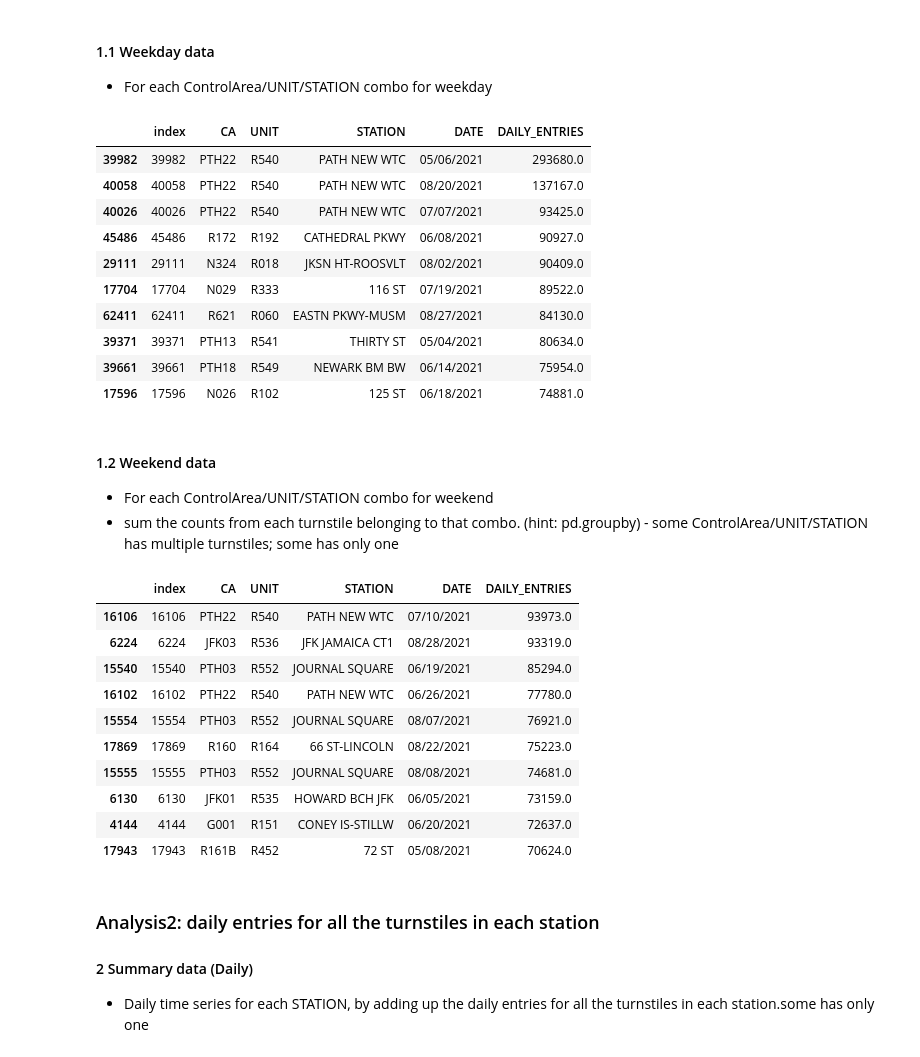
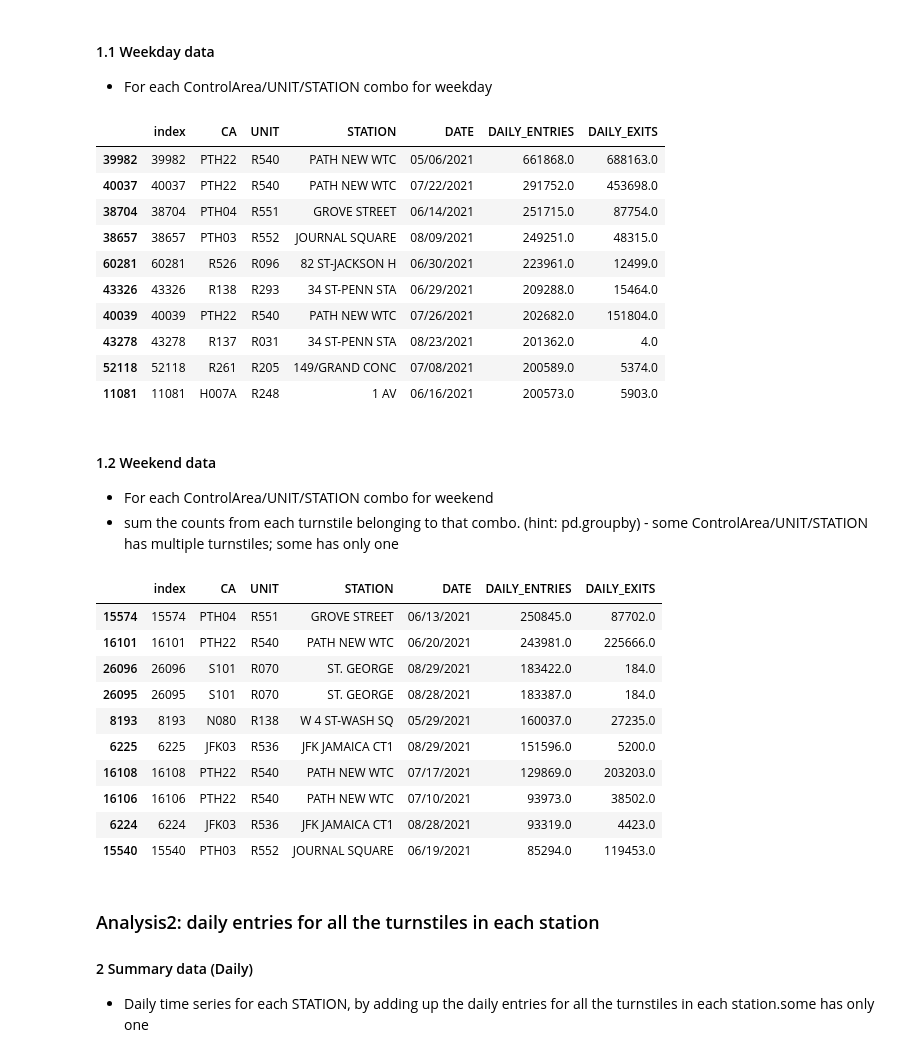
Before and after one commit to CodeHana/DA_Project, a Jupyter notebook: DA_Project/My_MTA_Project-Copy1.ipynb, the cells around one changed output. Saved outputs shown, nothing was run; the diff lists cells and outputs as text; code cells hidden in the pictures.

```diff
--- a/DA_Project/My_MTA_Project-Copy1.ipynb
+++ b/DA_Project/My_MTA_Project-Copy1.ipynb
@@ -476,6 +583,6 @@ mta_dfs_daily_entries
 # %%
-mta_dfs_daily_entries[["PREV_DATE", "PREV_ENTRIES"]] = (mta_dfs_daily_entries
-                                                       .groupby(["CA", "UNIT", "SCP", "STATION"])[["DATE", "ENTRIES"]]
+mta_dfs_daily_entries[["PREV_DATE", "PREV_ENTRIES","PREV_EXITS"]] = (mta_dfs_daily_entries
+                                                       .groupby(["CA", "UNIT", "SCP", "STATION"])[["DATE", "ENTRIES","EXITS"]]
                                                        .shift(1))
 # %%
 mta_dfs_daily_entries
@@ -692,6 +814,21 @@ def get_daily_counts(row, max_counter):
         return 0
 
     return counter
+# %%
+def get_daily_exits_counts(row, max_counter):
+    counter = row.EXITS - row.PREV_EXITS
+    if counter < 0: # reverse counting
+        counter = -counter
+    if counter > max_counter:
+        # try to take the min first
+        print(f'entries: {row.EXITS} <-- {row.PREV_EXITS}')
+        counter = min(row.EXITS, row.PREV_EXITS)
+
+    if counter > max_counter:
+        # if still too big , reset to 0
+        return 0
+
+    return counter
 # %%
 # test1: max_counter=1000000  maxium number of entry into turnstile in a day
 mta_dfs_daily_entries['DAILY_ENTRIES_TEST1'] = mta_dfs_daily_entries.apply(get_daily_counts, axis = 1, max_counter=1000000)
@@ -740,7 +877,7 @@ Name: DAILY_ENTRIES_TEST1, dtype: float64
 # %%
-# # test2: max_counter=100000, maxium number of entry into turnstile in a day within 4 hours
+# # test2: max_counter=250000, maxium number of entry into turnstile in a day within 4 hours
 
-mta_dfs_daily_entries['DAILY_ENTRIES_TEST2'] = mta_dfs_daily_entries.apply(get_daily_counts, axis = 1, max_counter=60000)
+mta_dfs_daily_entries['DAILY_ENTRIES_TEST2'] = mta_dfs_daily_entries.apply(get_daily_counts, axis = 1, max_counter=250000)
 # %% [output]
 entries: 3109 <-- 1390173.0
 entries: 160 <-- 479907.0
@@ -818,0 +1009,2 @@ mta_dfs_daily_entries.describe()
+# %%
+mta_dfs_daily_entries['DAILY_EXITS'] = mta_dfs_daily_entries.apply(get_daily_exits_counts, axis = 1, max_counter=250000)
@@ -890,39 +1101,39 @@ ca_unit_station_daily.reset_index().sort_values("DAILY_ENTRIES", ascending=False
 #### 1.1 Weekday data
 - For each ControlArea/UNIT/STATION combo for weekday
 # %%
-ca_unit_station_weekday = mta_dfs_weekday_entries.groupby(['CA','UNIT', 'STATION', 'DATE'])[['DAILY_ENTRIES']].sum().reset_index()
+ca_unit_station_weekday = mta_dfs_weekday_entries.groupby(['CA','UNIT', 'STATION', 'DATE']) [['DAILY_ENTRIES','DAILY_EXITS']].sum().reset_index()
 ca_unit_station_weekday.reset_index().sort_values("DAILY_ENTRIES", ascending=False).head(10)
 # %% [output]
-|  | index | CA | UNIT | STATION | DATE | DAILY_ENTRIES |
-| 39982 | 39982 | PTH22 | R540 | PATH NEW WTC | 05/06/2021 | 293680.0 |
-| 40058 | 40058 | PTH22 | R540 | PATH NEW WTC | 08/20/2021 | 137167.0 |
-| 40026 | 40026 | PTH22 | R540 | PATH NEW WTC | 07/07/2021 | 93425.0 |
-| 45486 | 45486 | R172 | R192 | CATHEDRAL PKWY | 06/08/2021 | 90927.0 |
-| 29111 | 29111 | N324 | R018 | JKSN HT-ROOSVLT | 08/02/2021 | 90409.0 |
-| 17704 | 17704 | N029 | R333 | 116 ST | 07/19/2021 | 89522.0 |
-| 62411 | 62411 | R621 | R060 | EASTN PKWY-MUSM | 08/27/2021 | 84130.0 |
-| 39371 | 39371 | PTH13 | R541 | THIRTY ST | 05/04/2021 | 80634.0 |
-| 39661 | 39661 | PTH18 | R549 | NEWARK BM BW | 06/14/2021 | 75954.0 |
-| 17596 | 17596 | N026 | R102 | 125 ST | 06/18/2021 | 74881.0 |
+|  | index | CA | UNIT | STATION | DATE | DAILY_ENTRIES | DAILY_EXITS |
+| 39982 | 39982 | PTH22 | R540 | PATH NEW WTC | 05/06/2021 | 661868.0 | 688163.0 |
+| 40037 | 40037 | PTH22 | R540 | PATH NEW WTC | 07/22/2021 | 291752.0 | 453698.0 |
+| 38704 | 38704 | PTH04 | R551 | GROVE STREET | 06/14/2021 | 251715.0 | 87754.0 |
+| 38657 | 38657 | PTH03 | R552 | JOURNAL SQUARE | 08/09/2021 | 249251.0 | 48315.0 |
+| 60281 | 60281 | R526 | R096 | 82 ST-JACKSON H | 06/30/2021 | 223961.0 | 12499.0 |
+| 43326 | 43326 | R138 | R293 | 34 ST-PENN STA | 06/29/2021 | 209288.0 | 15464.0 |
+| 40039 | 40039 | PTH22 | R540 | PATH NEW WTC | 07/26/2021 | 202682.0 | 151804.0 |
+| 43278 | 43278 | R137 | R031 | 34 ST-PENN STA | 08/23/2021 | 201362.0 | 4.0 |
+| 52118 | 52118 | R261 | R205 | 149/GRAND CONC | 07/08/2021 | 200589.0 | 5374.0 |
+| 11081 | 11081 | H007A | R248 | 1 AV | 06/16/2021 | 200573.0 | 5903.0 |
 # %% [markdown]
 #### 1.2 Weekend data
 - For each ControlArea/UNIT/STATION combo for weekend
 - sum the counts from each turnstile belonging to that combo. (hint: pd.groupby) - some  ControlArea/UNIT/STATION  has multiple turnstiles; some has only one
 # %%
-ca_unit_station_weekend = mta_dfs_weekend_entries.groupby(['CA','UNIT', 'STATION', 'DATE'])[['DAILY_ENTRIES']].sum().reset_index()
+ca_unit_station_weekend = mta_dfs_weekend_entries.groupby(['CA','UNIT', 'STATION', 'DATE']) [['DAILY_ENTRIES','DAILY_EXITS']].sum().reset_index()
 ca_unit_station_weekend.reset_index().sort_values("DAILY_ENTRIES", ascending=False).head(10)
 # %% [output]
-|  | index | CA | UNIT | STATION | DATE | DAILY_ENTRIES |
-| 16106 | 16106 | PTH22 | R540 | PATH NEW WTC | 07/10/2021 | 93973.0 |
-| 6224 | 6224 | JFK03 | R536 | JFK JAMAICA CT1 | 08/28/2021 | 93319.0 |
-| 15540 | 15540 | PTH03 | R552 | JOURNAL SQUARE | 06/19/2021 | 85294.0 |
-| 16102 | 16102 | PTH22 | R540 | PATH NEW WTC | 06/26/2021 | 77780.0 |
-| 15554 | 15554 | PTH03 | R552 | JOURNAL SQUARE | 08/07/2021 | 76921.0 |
-| 17869 | 17869 | R160 | R164 | 66 ST-LINCOLN | 08/22/2021 | 75223.0 |
-| 15555 | 15555 | PTH03 | R552 | JOURNAL SQUARE | 08/08/2021 | 74681.0 |
-| 6130 | 6130 | JFK01 | R535 | HOWARD BCH JFK | 06/05/2021 | 73159.0 |
-| 4144 | 4144 | G001 | R151 | CONEY IS-STILLW | 06/20/2021 | 72637.0 |
-| 17943 | 17943 | R161B | R452 | 72 ST | 05/08/2021 | 70624.0 |
+|  | index | CA | UNIT | STATION | DATE | DAILY_ENTRIES | DAILY_EXITS |
+| 15574 | 15574 | PTH04 | R551 | GROVE STREET | 06/13/2021 | 250845.0 | 87702.0 |
+| 16101 | 16101 | PTH22 | R540 | PATH NEW WTC | 06/20/2021 | 243981.0 | 225666.0 |
+| 26096 | 26096 | S101 | R070 | ST. GEORGE | 08/29/2021 | 183422.0 | 184.0 |
+| 26095 | 26095 | S101 | R070 | ST. GEORGE | 08/28/2021 | 183387.0 | 184.0 |
+| 8193 | 8193 | N080 | R138 | W 4 ST-WASH SQ | 05/29/2021 | 160037.0 | 27235.0 |
+| 6225 | 6225 | JFK03 | R536 | JFK JAMAICA CT1 | 08/29/2021 | 151596.0 | 5200.0 |
+| 16108 | 16108 | PTH22 | R540 | PATH NEW WTC | 07/17/2021 | 129869.0 | 203203.0 |
+| 16106 | 16106 | PTH22 | R540 | PATH NEW WTC | 07/10/2021 | 93973.0 | 38502.0 |
+| 6224 | 6224 | JFK03 | R536 | JFK JAMAICA CT1 | 08/28/2021 | 93319.0 | 4423.0 |
+| 15540 | 15540 | PTH03 | R552 | JOURNAL SQUARE | 06/19/2021 | 85294.0 | 119453.0 |
 # %% [markdown]
 ### Analysis2: daily entries for all the turnstiles in each station
 #### 2 Summary data (Daily)
```
Also changed, not shown: parts of 76 cells of this notebook, 3 other files.
